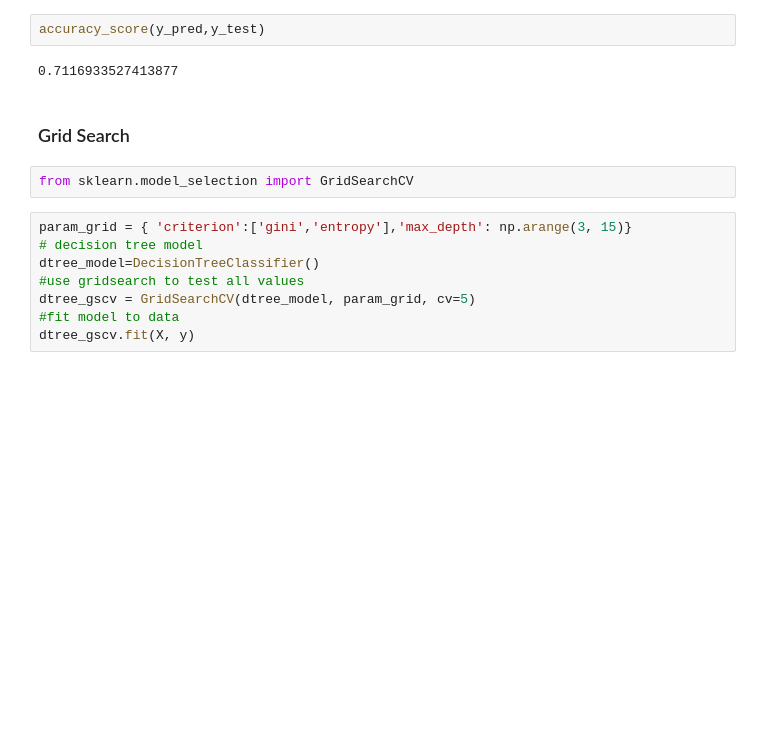
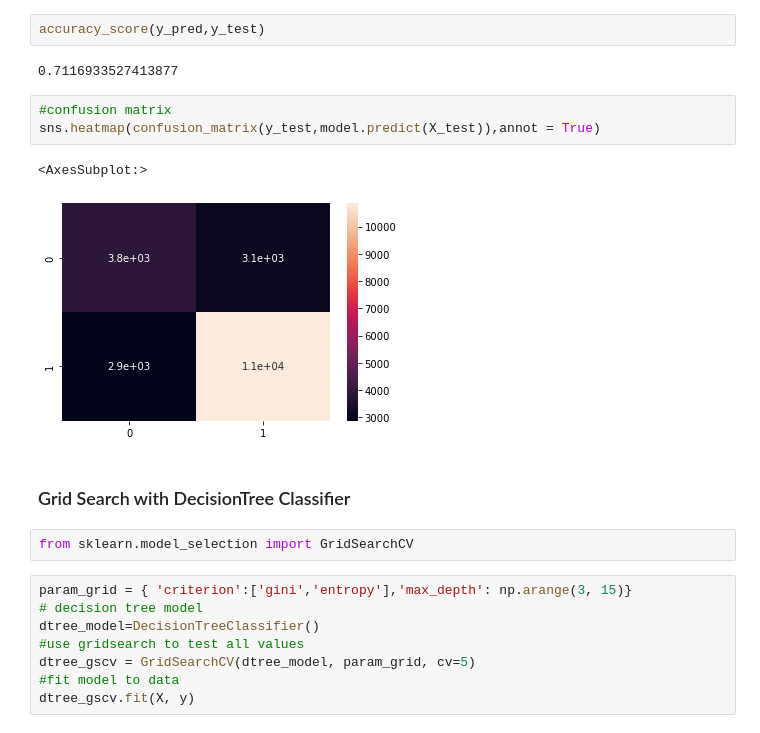
Before and after one commit to Nitin-Diwakar/Case-Study-Data-scientist-Challenge_dataset_Persistent_Non_Persistent, a Jupyter notebook: diabetes.ipynb, the cells around one changed output. Saved outputs shown, nothing was run; the diff lists cells and outputs as text; blank space fills up the shorter version.

```diff
--- a/diabetes.ipynb
+++ b/diabetes.ipynb
@@ -171,8 +192,14 @@ y_pred = model.predict(X_test)
 accuracy_score(y_pred,y_test)
 # %% [output]
 0.7116933527413877
+# %%
+#confusion matrix
+sns.heatmap(confusion_matrix(y_test,model.predict(X_test)),annot = True)
+# %% [output]
+<AxesSubplot:>
+[figure, added]
 # %% [markdown]
-### Grid Search
+### Grid Search with DecisionTree Classifier
 # %%
 from sklearn.model_selection import GridSearchCV
 # %%
```
Also changed, not shown: parts of 23 cells of this notebook.
